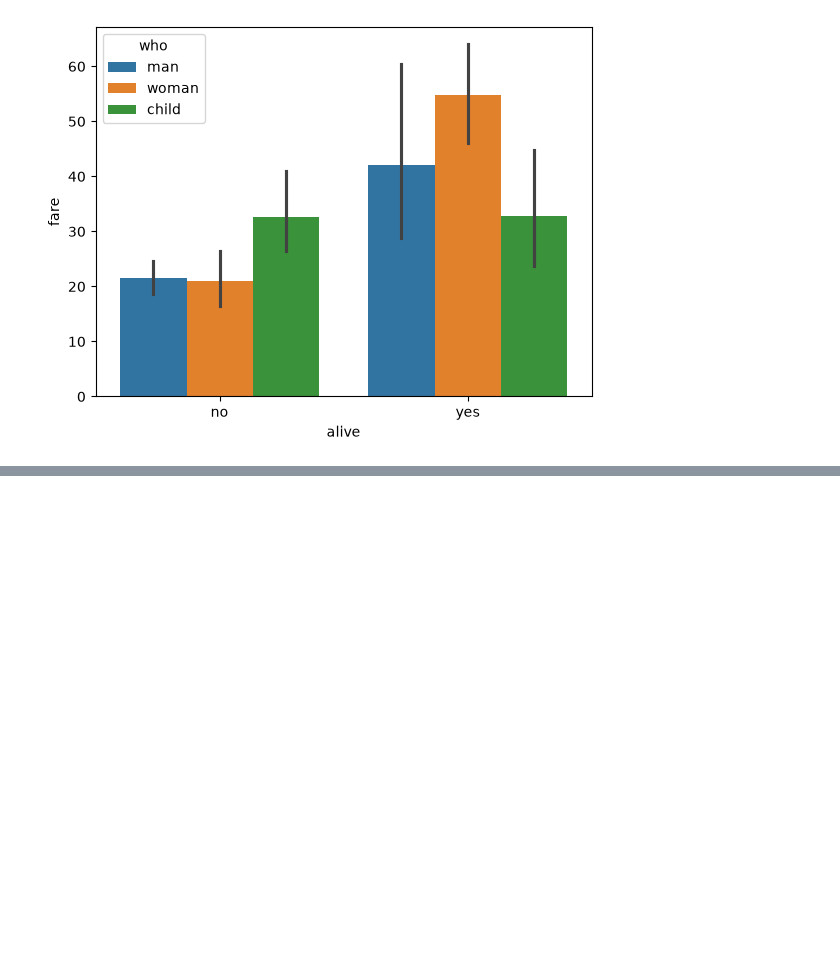
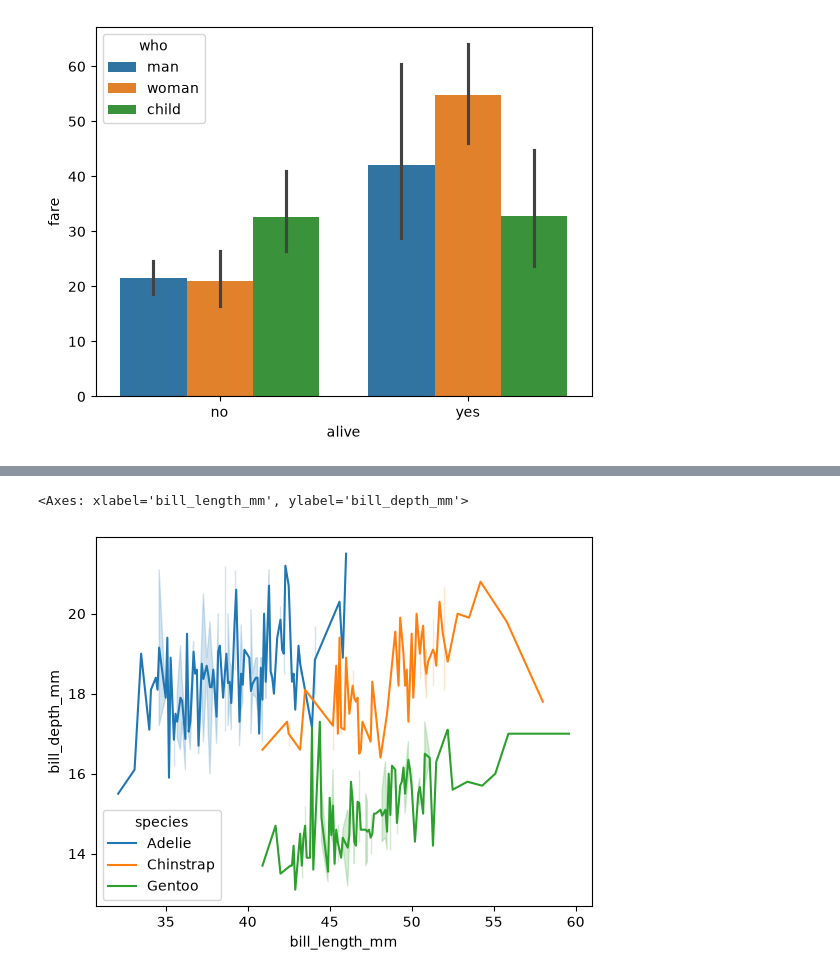
Before and after one commit to ShykhMHasnain-1/Full-Data-Science, a Jupyter notebook: Seaborn/task.ipynb, the cells around one changed output, grey strips where cells are left out. Cells and saved outputs as stored; diff of their text form; code cells hidden in the pictures; blank space fills up the shorter version.

```diff
--- a/Seaborn/task.ipynb
+++ b/Seaborn/task.ipynb
@@ -33,0 +65,5 @@ sns.barplot(titanic,x="alive",y="fare",hue="who")
+# %%
+sns.lineplot(penguins,x="bill_length_mm",y="bill_depth_mm",hue="species")
+# %% [output]
+<Axes: xlabel='bill_length_mm', ylabel='bill_depth_mm'>
+[figure, added]
```
Also changed, not shown: parts of 4 cells of this notebook, 1 other file.
